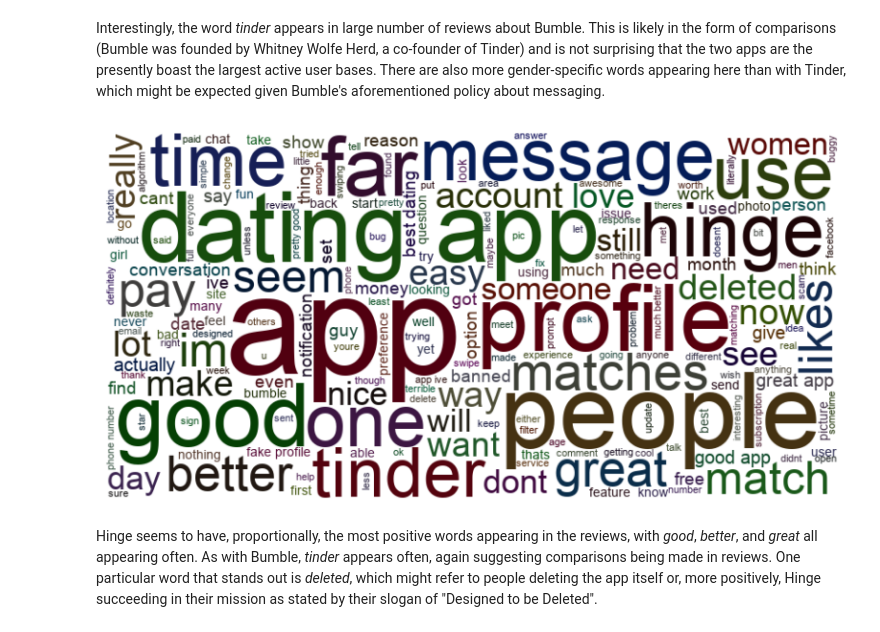
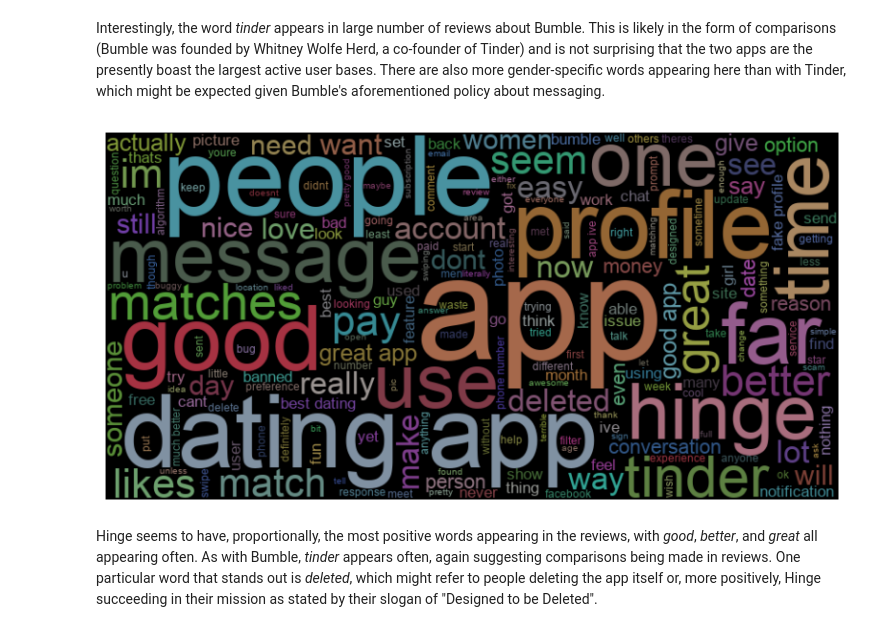
Before and after one commit to the-ethical-ai/Dating_Apps, a Jupyter notebook: dating_app_reviews.ipynb, the cells around one changed output. Cells and saved outputs as stored; diff of their text form; code cells hidden in the pictures.

```diff
--- a/dating_app_reviews.ipynb
+++ b/dating_app_reviews.ipynb
@@ -265,7 +274,9 @@ bumble_rating_avg_df = avg_rat_per_month[avg_rat_per_month.App == 'Bumble'].rese
 tinder_rating_avg_df = avg_rat_per_month[avg_rat_per_month.App == 'Tinder'].reset_index()
 
 ### PLOTTING THE RATING AVERAGES OVER TIME
-sns.set(rc = {'figure.figsize': (20, 10)});
+sns.set_style("dark")
+sns.set(rc = {'figure.figsize': (20, 10)})
+
 fig, ax = plt.subplots()
 
 # tinder plot
@@ -279,7 +290,7 @@ sns.lineplot(data = bumble_rating_avg_df, x = 'index', y = 'avg',
 # hinge plot
 sns.lineplot(data = hinge_rating_avg_df, x = 'index', y = 'avg',
              linestyle = '-', ax = ax, label = 'Hinge',
-             color = 'black')
+             color = 'purple')
 
 # changing the x-axis
 plt.xlabel('Month', fontsize = 15, fontweight = 'bold')
@@ -412,23 +423,23 @@ Interestingly, the word *tinder* appears in large number of reviews about Bumble
 # %%
 ### Hinge word cloud
 ### function to change color of words
 def custom_color_func(word, font_size, position, orientation, random_state=None, **kwargs):
-    r = int(np.random.randint(0, 90))
-    g = int(np.random.randint(0, 90))
-    b = int(np.random.randint(0, 90))
+    r = int(np.random.randint(50, 170))
+    g = int(np.random.randint(50, 170))
+    b = int(np.random.randint(50, 170))
     return f"rgb({r}, {g}, {b})"
 
 ### making the word cloud
 txt = df[df.App == "Hinge"].cleaned_reviews.str.cat(sep = ' ')
 font_path = "/System/Library/Fonts/Supplemental/Arial.ttf"
 wordcloud = WordCloud(font_path= font_path, width=800,
-                      height=400, background_color="white",
+                      height=400, background_color="black",
                       color_func = custom_color_func).generate(txt)
 plt.figure(figsize=(40, 5))
 plt.imshow(wordcloud, interpolation='bilinear')
 plt.axis("off")
 plt.show()
 # %% [output]
-[figure, old version]
+[figure, new version]
 # %% [markdown]
 Hinge seems to have, proportionally, the most positive words appearing in the reviews, with *good*, *better*, and *great* all appearing often. As with Bumble, *tinder* appears often, again suggesting comparisons being made in reviews. One particular word that stands out is *deleted*, which might refer to people deleting the app itself or, more positively, Hinge succeeding in their mission as stated by their slogan of "Designed to be Deleted".
```
Also changed, not shown: parts of 15 cells of this notebook.
